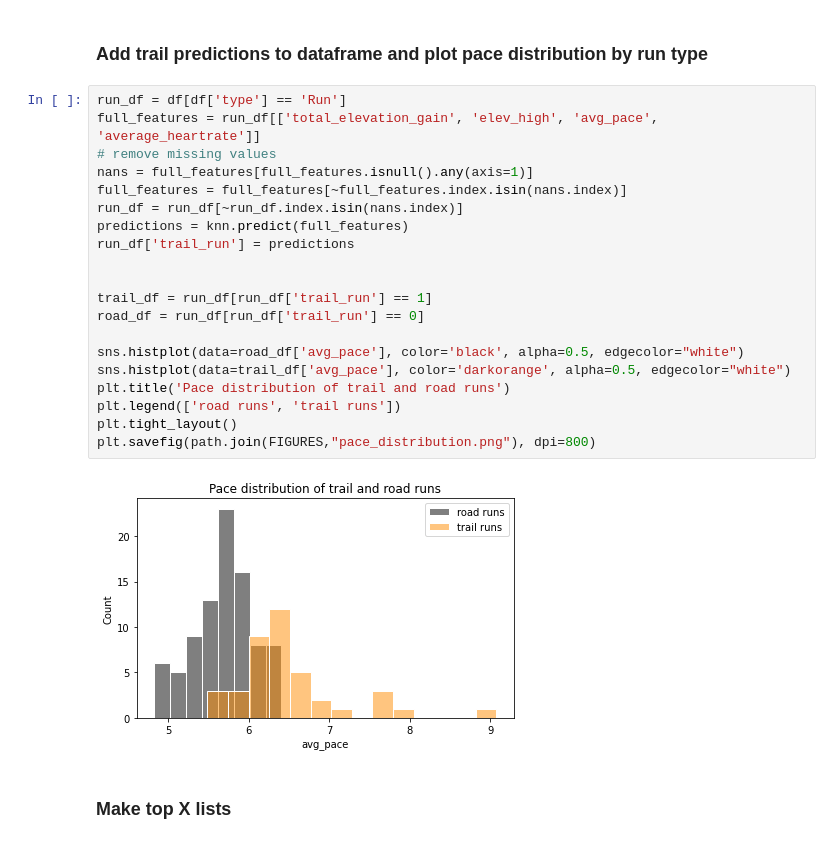
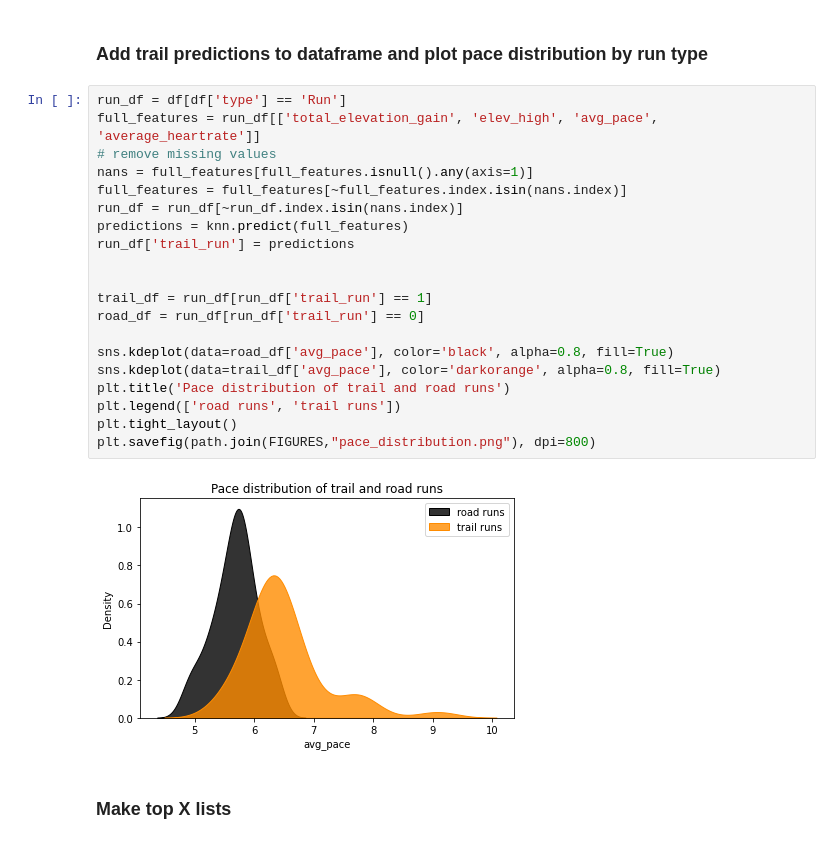
Before and after one commit to Radluy/Stravalytics, a Jupyter notebook: visualize.ipynb, the cells around one changed output. Saved outputs shown, nothing was run; the diff lists cells and outputs as text.

Commit message:
acitivity clustering, pace distribution

```diff
--- a/visualize.ipynb
+++ b/visualize.ipynb
@@ -359,25 +378,25 @@ Incorrectly predicted test data
 # %%
 run_df = df[df['type'] == 'Run']
 full_features = run_df[['total_elevation_gain', 'elev_high', 'avg_pace', 'average_heartrate']]
 # remove missing values
 nans = full_features[full_features.isnull().any(axis=1)]
 full_features = full_features[~full_features.index.isin(nans.index)]
 run_df = run_df[~run_df.index.isin(nans.index)]
 predictions = knn.predict(full_features)
 run_df['trail_run'] = predictions
 
 
 trail_df = run_df[run_df['trail_run'] == 1]
 road_df = run_df[run_df['trail_run'] == 0]
 
-sns.histplot(data=road_df['avg_pace'], color='black', alpha=0.5, edgecolor="white")
-sns.histplot(data=trail_df['avg_pace'], color='darkorange', alpha=0.5, edgecolor="white")
+sns.kdeplot(data=road_df['avg_pace'], color='black', alpha=0.8, fill=True)
+sns.kdeplot(data=trail_df['avg_pace'], color='darkorange', alpha=0.8, fill=True)
 plt.title('Pace distribution of trail and road runs')
 plt.legend(['road runs', 'trail runs'])
 plt.tight_layout()
 plt.savefig(path.join(FIGURES,"pace_distribution.png"), dpi=800)
 # %% [output]
-[figure, old version]
+[figure, new version]
 # %% [markdown]
 ### Make top X lists
 # %%
```
Also changed, not shown: parts of 9 cells of this notebook.
